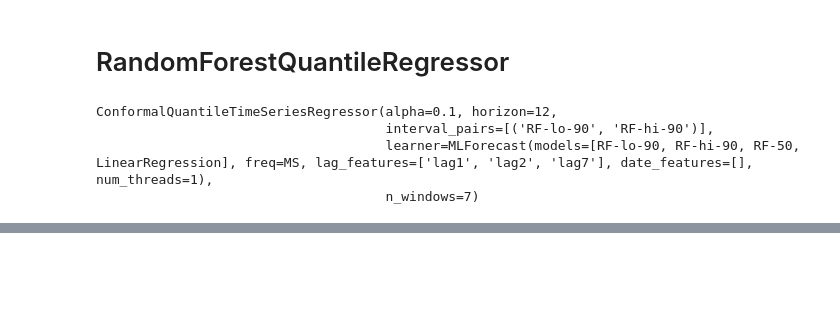
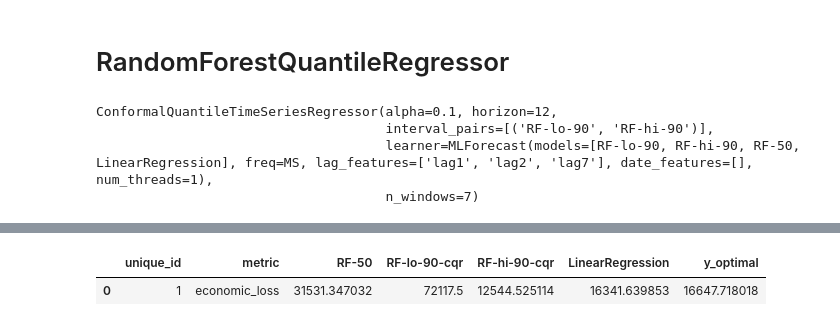
Before and after one commit to heylucasleao/tinyconformal, a Jupyter notebook: examples/series/metalog.ipynb, the cells around one changed output, grey strips where cells are left out. Cells and saved outputs as stored; diff of their text form; code cells hidden in the pictures; blank space fills up the shorter version.

```diff
--- a/examples/series/metalog.ipynb
+++ b/examples/series/metalog.ipynb
@@ -145,0 +233,5 @@ newsvendor.optimize_order_quantity(preds[["unique_id", "ds", "RF-50", "RF-lo-90-
+# %%
+economic_loss(res, ["RF-50", "RF-lo-90-cqr", "RF-hi-90-cqr", "LinearRegression", "y_optimal"], id_col="unique_id")
+# %% [output]
+|  | unique_id | metric | RF-50 | RF-lo-90-cqr | RF-hi-90-cqr | LinearRegression | y_optimal |
+| 0 | 1 | economic_loss | 31531.347032 | 72117.5 | 12544.525114 | 16341.639853 | 16647.718018 |
```
Also changed, not shown: parts of 4 cells of this notebook.
